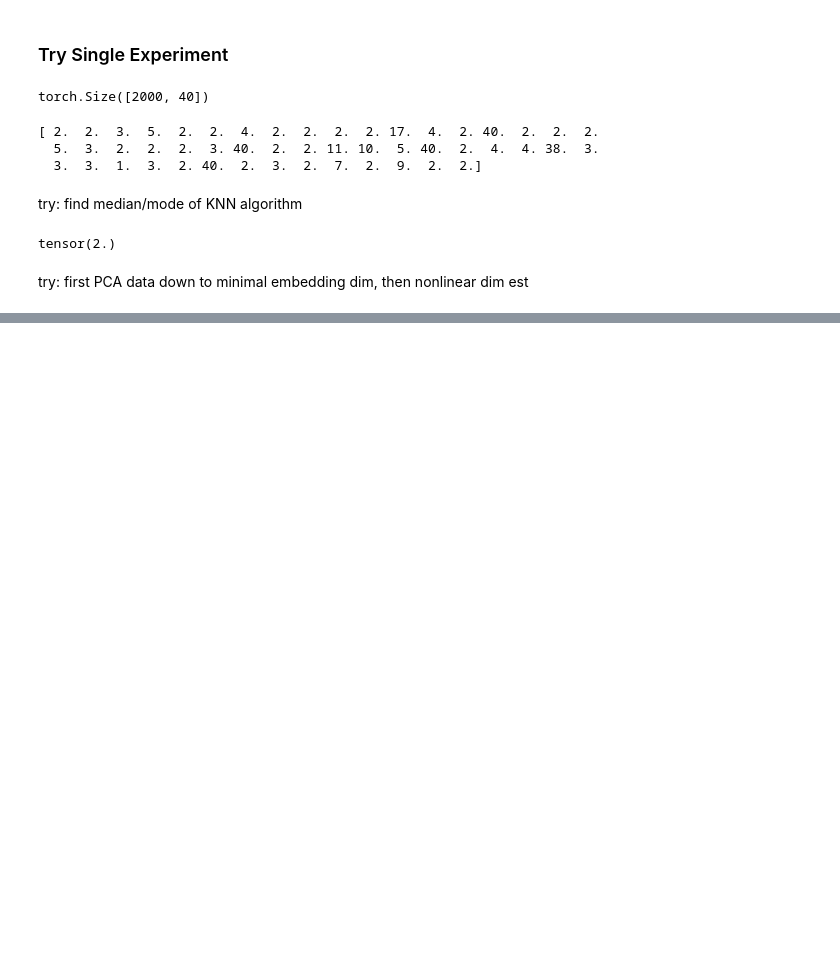
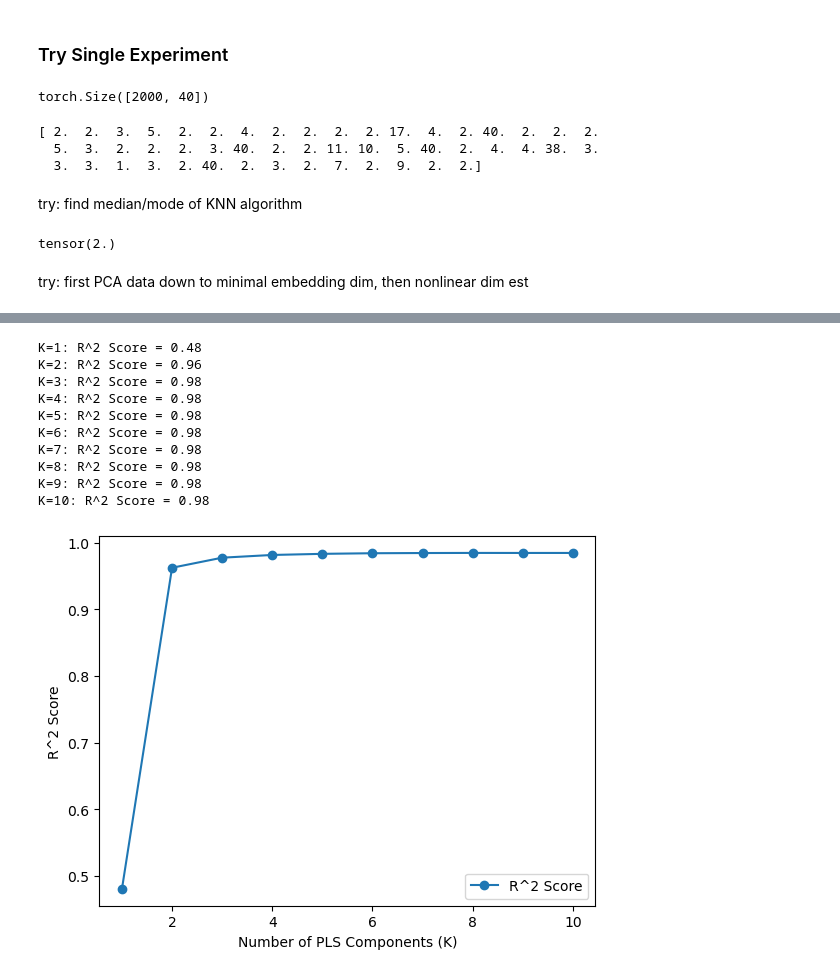
Before and after one commit to geometric-intelligence/neurometry, a Jupyter notebook: notebooks/02_methods_estimate_manifold_dimension.ipynb, the cells around one changed output, grey strips where cells are left out. Cells and saved outputs as stored; diff of their text form; code cells hidden in the pictures; blank space fills up the shorter version.

```diff
--- a/notebooks/02_methods_estimate_manifold_dimension.ipynb
+++ b/notebooks/02_methods_estimate_manifold_dimension.ipynb
@@ -137,0 +224,27 @@ try: first PCA data down to minimal embedding dim, then nonlinear dim est
+# %%
+X = noisy_points
+Y = task_points
+
+K_values = [i for i in range(1, 11)]
+
+r2_scores = evaluate_pls_with_different_K(X, Y, K_values)
+
+for K, score in zip(K_values, r2_scores):
+    print(f"K={K}: R^2 Score = {score:.2f}")
+
+plt.plot(K_values, r2_scores, marker="o", label="R^2 Score")
+plt.xlabel("Number of PLS Components (K)")
+plt.ylabel("R^2 Score")
+plt.legend();
+# %% [output]
+K=1: R^2 Score = 0.48
+K=2: R^2 Score = 0.96
+K=3: R^2 Score = 0.98
+K=4: R^2 Score = 0.98
+K=5: R^2 Score = 0.98
+K=6: R^2 Score = 0.98
+K=7: R^2 Score = 0.98
+K=8: R^2 Score = 0.98
+K=9: R^2 Score = 0.98
+K=10: R^2 Score = 0.98
+[figure, added]
```
Also changed, not shown: parts of 6 cells of this notebook, 3 other files.
